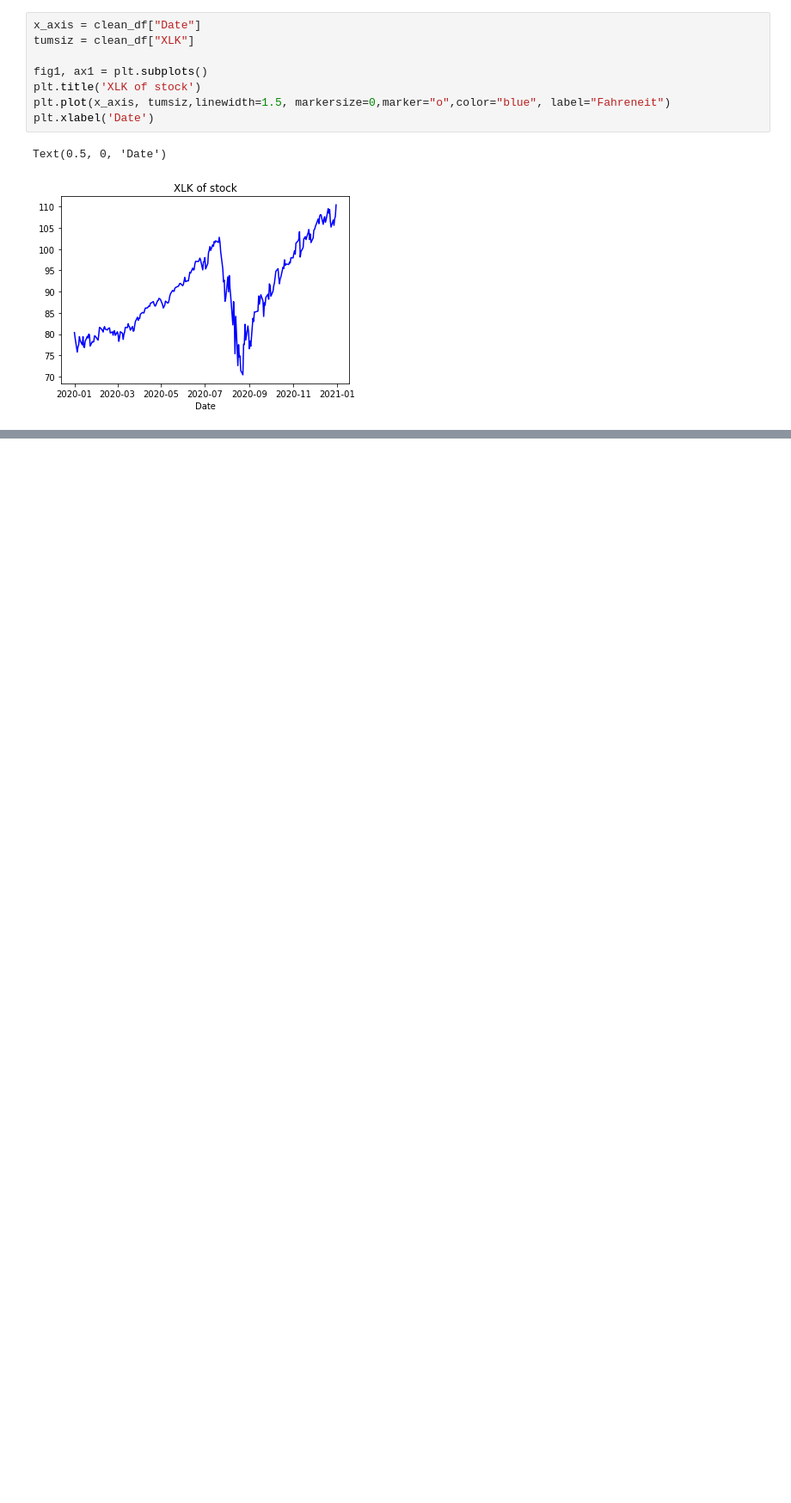
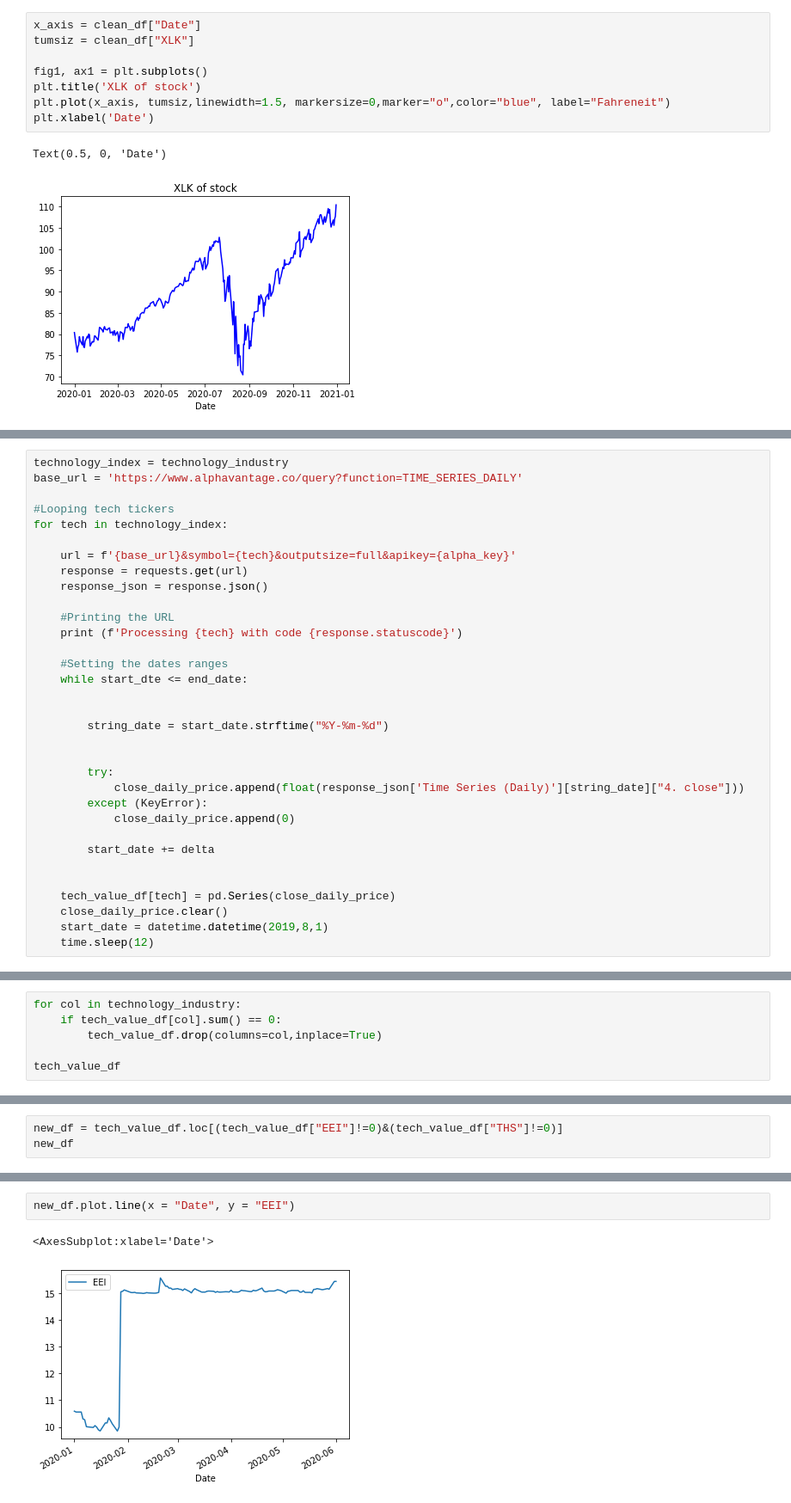
Before and after one commit to Dinorobie/stocks-covid, a Jupyter notebook: stock_+.ipynb, the cells around one changed output, grey strips where cells are left out. Shown at 86% size. Saved outputs shown, nothing was run; the diff lists cells and outputs as text; blank space fills up the shorter version.

Commit message:
update linear graphs

```diff
--- a/stock_+.ipynb
+++ b/stock_+.ipynb
@@ -238,0 +248,33 @@ Text(0.5, 0, 'Date')
+# %%
+technology_index = technology_industry
+base_url = 'https://www.alphavantage.co/query?function=TIME_SERIES_DAILY'
+
+#Looping tech tickers
+for tech in technology_index:
+
+    url = f'{base_url}&symbol={tech}&outputsize=full&apikey={alpha_key}'
+    response = requests.get(url)
+    response_json = response.json()
+
+    #Printing the URL
+    print (f'Processing {tech} with code {response.statuscode}')
+
+    #Setting the dates ranges
+    while start_dte <= end_date:
+
+
+        string_date = start_date.strftime("%Y-%m-%d")
+
+
+        try:
+            close_daily_price.append(float(response_json['Time Series (Daily)'][string_date]["4. close"]))
+        except (KeyError):
+            close_daily_price.append(0)
+
+        start_date += delta
+
+
+    tech_value_df[tech] = pd.Series(close_daily_price)
+    close_daily_price.clear()
+    start_date = datetime.datetime(2019,8,1)
+    time.sleep(12)
@@ -238,0 +291,6 @@ Text(0.5, 0, 'Date')
+# %%
+for col in technology_industry:
+    if tech_value_df[col].sum() == 0:
+        tech_value_df.drop(columns=col,inplace=True)
+
+tech_value_df
@@ -238,0 +311,3 @@ Text(0.5, 0, 'Date')
+# %%
+new_df = tech_value_df.loc[(tech_value_df["EEI"]!=0)&(tech_value_df["THS"]!=0)]
+new_df
@@ -238,0 +328,5 @@ Text(0.5, 0, 'Date')
+# %%
+new_df.plot.line(x = "Date", y = "EEI")
+# %% [output]
+<AxesSubplot:xlabel='Date'>
+[figure, added]
```
Also changed, not shown: parts of 10 cells of this notebook, 1 other file.
